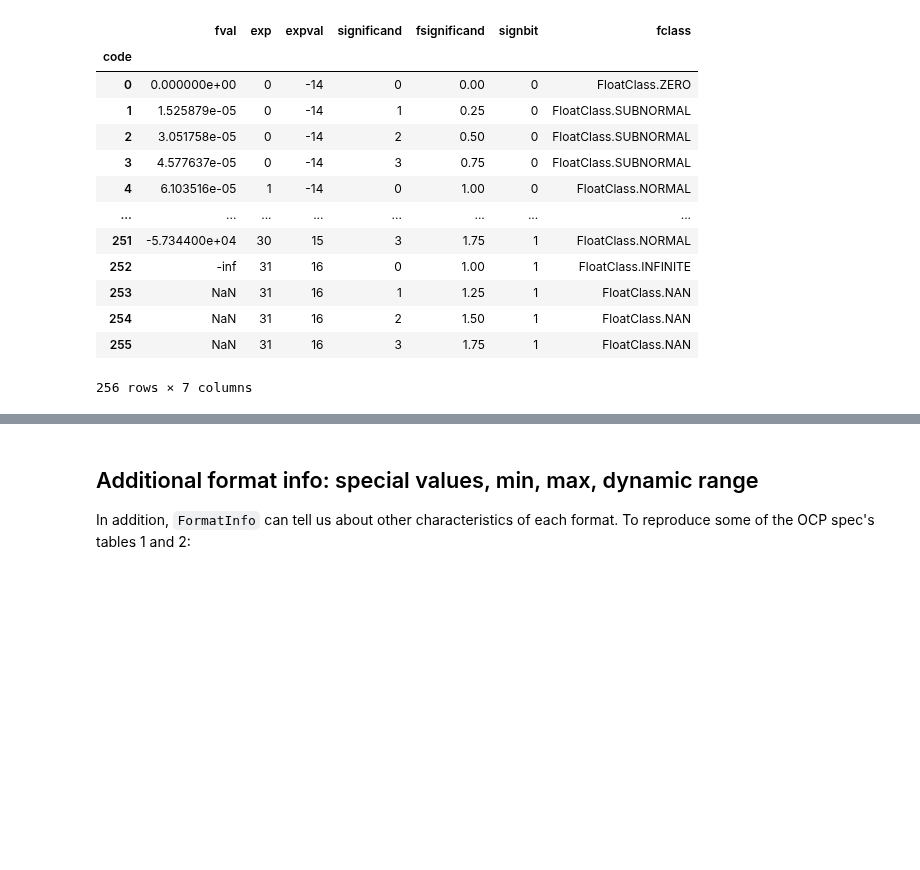
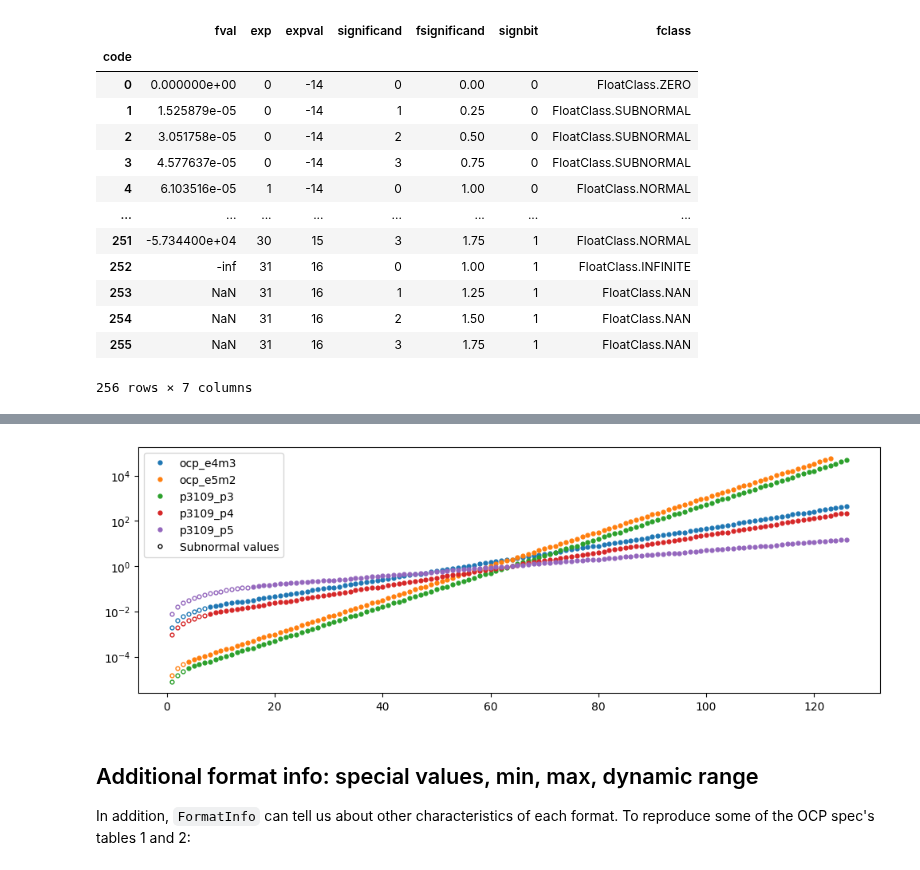
Before and after one commit to graphcore-research/gfloat, a Jupyter notebook: docs/source/01-decode.ipynb, the cells around one changed output, grey strips where cells are left out. Saved outputs shown, nothing was run; the diff lists cells and outputs as text; code cells hidden in the pictures; blank space fills up the shorter version.

```diff
--- a/docs/source/01-decode.ipynb
+++ b/docs/source/01-decode.ipynb
@@ -47,3 +53,36 @@ DataFrame(vals).set_index("code")
+# %%
+from matplotlib import pyplot as plt
+from gfloat import decode_ndarray
+
+plt.figure(figsize=(12, 4))
+code = np.arange(0, 256)
+for fi in (
+    format_info_ocp_e4m3,
+    format_info_ocp_e5m2,
+    *(format_info_p3109(p) for p in (3, 4, 5)),
+):
+    val = decode_ndarray(fi, code)
+    valid = (val > 0) & np.isfinite(val)
+    subnormal = val < fi.smallest_normal
+    nsty = dict(marker="o", markersize=3.5, linestyle="None")
+    (p,) = plt.plot(
+        code[valid & ~subnormal], val[valid & ~subnormal], label=fi.name, **nsty
+    )
+    snsty = dict(marker="o", markersize=3.5, linestyle="None", markerfacecolor="none")
+    (hsub,) = plt.plot(
+        code[valid & subnormal],
+        val[valid & subnormal],
+        label=None,
+        color=p.get_color(),
+        **snsty,
+    )
+
+plt.plot(np.nan, np.nan, label="Subnormal values", color="k", **snsty)
+plt.yscale("log")
+plt.legend()
+None  # suppress output
+# %% [output]
+[figure, added]
 # %% [markdown]
 ## Additional format info: special values, min, max, dynamic range
 
```
Also changed, not shown: parts of 1 cell of this notebook, 5 other files.
